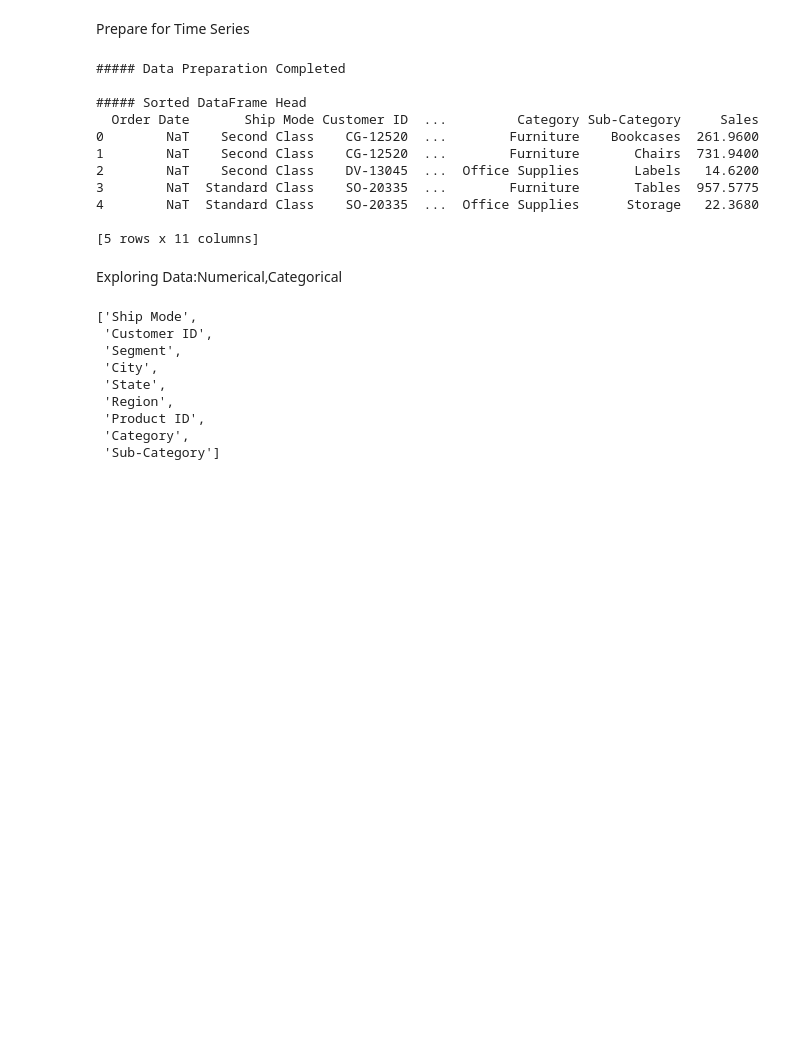
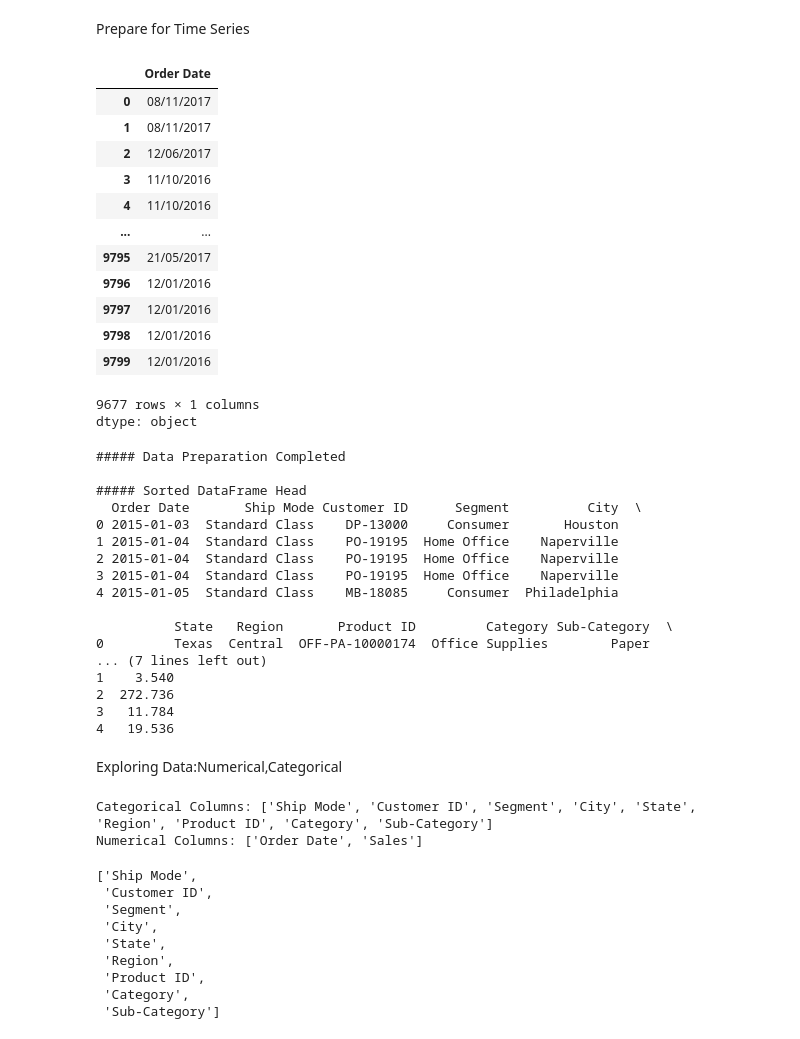
Before and after one commit to sandhrabijoy/Pytorch-and-ML-learning, a Jupyter notebook: ARIMA_SARIMA_&_FBPROPHET.ipynb, the cells around one changed output. Cells and saved outputs as stored; diff of their text form; code cells hidden in the pictures; blank space fills up the shorter version.

```diff
--- a/ARIMA_SARIMA_&_FBPROPHET.ipynb
+++ b/ARIMA_SARIMA_&_FBPROPHET.ipynb
@@ -155,39 +155,88 @@ df
 9677 rows × 11 columns
 # %% [markdown]
 Prepare for Time Series
+# %%
+df['Order Date']
+# %% [output]
+|  | Order Date |
+| 0 | 08/11/2017 |
+| 1 | 08/11/2017 |
+| 2 | 12/06/2017 |
+| 3 | 11/10/2016 |
+| 4 | 11/10/2016 |
+| ... | ... |
+| 9795 | 21/05/2017 |
+| 9796 | 12/01/2016 |
+| 9797 | 12/01/2016 |
+| 9798 | 12/01/2016 |
+| 9799 | 12/01/2016 |
+9677 rows × 1 columns
+dtype: object
 # %%
 def prepare_for_timeseries(dataframe):
-  dataframe['Order Date']=pd.to_datetime(dataframe['Order Date'], format='%d%m%Y',errors='coerce')
-  dataframe=dataframe.sort_values(by='Order Date')
-  dataframe.reset_index(drop=True,inplace=True)
-  print("##### Data Preparation Completed")
-  print("\n##### Sorted DataFrame Head")
-  print(dataframe.head())
+    # Convert 'Order Date' to datetime, handle incomplete or invalid dates with errors='coerce'
+    dataframe['Order Date'] = pd.to_datetime(dataframe['Order Date'], format='%d/%m/%Y', errors='coerce')
 
-  return dataframe
+    # Check for invalid dates (NaT) and handle them
+    invalid_dates = dataframe['Order Date'].isnull().sum()
+    if invalid_dates > 0:
+        print(f"Warning: {invalid_dates} invalid dates found. They will be dropped.")
+        dataframe = dataframe.dropna(subset=['Order Date'])
 
+    # Sort by 'Order Date'
+    dataframe = dataframe.sort_values(by='Order Date')
+    dataframe.reset_index(drop=True, inplace=True)
+
+    print("##### Data Preparation Completed")
+    print("\n##### Sorted DataFrame Head")
+    print(dataframe.head())
+
+    return dataframe
+
+# Apply the function to your DataFrame
 df = prepare_for_timeseries(df)
 # %% [output]
 ##### Data Preparation Completed
 
 ##### Sorted DataFrame Head
-  Order Date       Ship Mode Customer ID  ...         Category Sub-Category     Sales
-0        NaT    Second Class    CG-12520  ...        Furniture    Bookcases  261.9600
-1        NaT    Second Class    CG-12520  ...        Furniture       Chairs  731.9400
-2        NaT    Second Class    DV-13045  ...  Office Supplies       Labels   14.6200
-3        NaT  Standard Class    SO-20335  ...        Furniture       Tables  957.5775
-4        NaT  Standard Class    SO-20335  ...  Office Supplies      Storage   22.3680
+  Order Date       Ship Mode Customer ID      Segment          City  \
+0 2015-01-03  Standard Class    DP-13000     Consumer       Houston
+1 2015-01-04  Standard Class    PO-19195  Home Office    Naperville
+2 2015-01-04  Standard Class    PO-19195  Home Office    Naperville
+3 2015-01-04  Standard Class    PO-19195  Home Office    Naperville
+4 2015-01-05  Standard Class    MB-18085     Consumer  Philadelphia
 
-[5 rows x 11 columns]
+          State   Region       Product ID         Category Sub-Category  \
+0         Texas  Central  OFF-PA-10000174  Office Supplies        Paper
+... (7 lines left out)
+1    3.540
+2  272.736
+3   11.784
+4   19.536
 # %% [markdown]
 Exploring Data:Numerical,Categorical
 # %%
 def fetch_col_names(dataframe):
+    # Convert datetime columns to numeric (e.g., Unix timestamp) for numerical categorization
+    for col in dataframe.columns:
+        if np.issubdtype(dataframe[col].dtype, np.datetime64):
+            dataframe[col] = dataframe[col].map(lambda x: x.timestamp() if pd.notnull(x) else None)
+
+    # Categorical columns
     cat_cols = [col for col in dataframe.columns if dataframe[col].dtype == 'O']
-    num_cols = [col for col in dataframe.columns if dataframe[col].dtype != 'O' and not np.issubdtype(dataframe[col].dtype, np.datetime64)]
+    # Numerical columns (now includes converted datetime columns)
+    num_cols = [col for col in dataframe.columns if np.issubdtype(dataframe[col].dtype, np.number)]
+
     return cat_cols, num_cols
 
+# Apply function to fetch column names
 cat_cols, num_cols = fetch_col_names(df)
+
+print("Categorical Columns:", cat_cols)
+print("Numerical Columns:", num_cols)
+# %% [output]
+Categorical Columns: ['Ship Mode', 'Customer ID', 'Segment', 'City', 'State', 'Region', 'Product ID', 'Category', 'Sub-Category']
+Numerical Columns: ['Order Date', 'Sales']
 # %%
 cat_cols
 # %% [output]
```
Also changed, not shown: parts of 7 cells of this notebook.
